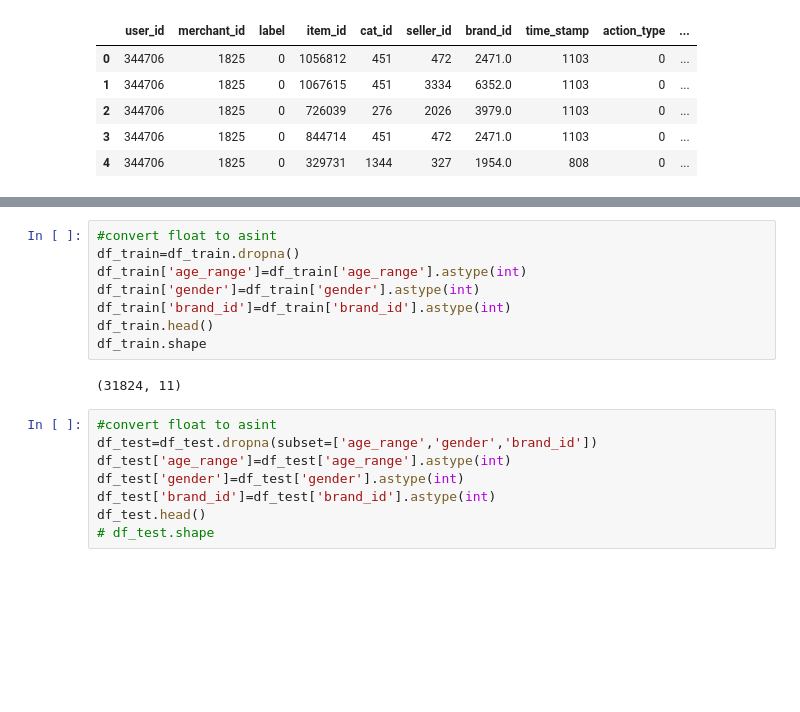
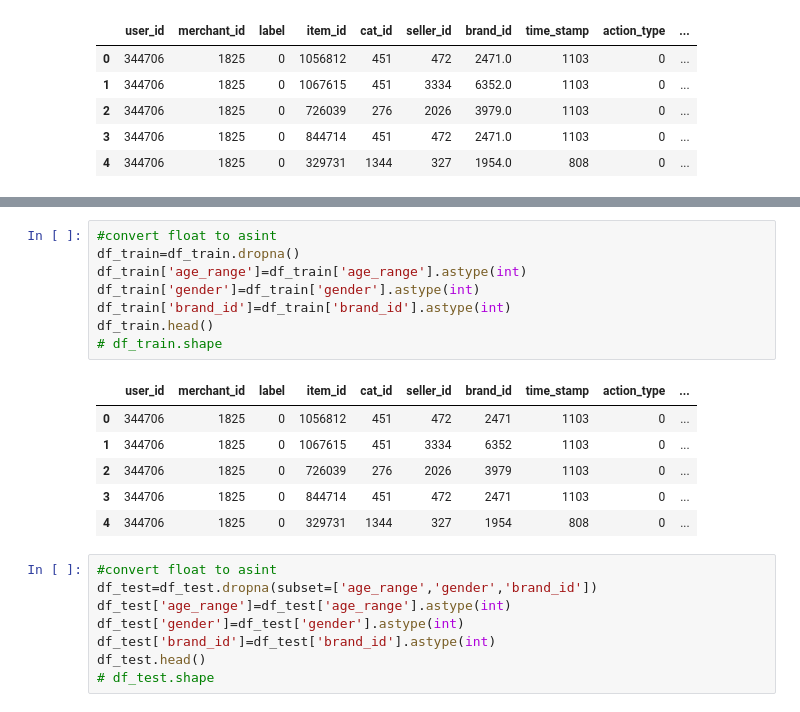
Before and after one commit to pratikjadhav2726/Group7-CECS550, a Jupyter notebook: EDA/Dataset_cleaning.ipynb, the cells around one changed output, grey strips where cells are left out. Saved outputs shown, nothing was run; the diff lists cells and outputs as text; blank space fills up the shorter version.

```diff
--- a/EDA/Dataset_cleaning.ipynb
+++ b/EDA/Dataset_cleaning.ipynb
@@ -138,13 +138,18 @@ df_test.head()
 # %%
 #convert float to asint
 df_train=df_train.dropna()
 df_train['age_range']=df_train['age_range'].astype(int)
 df_train['gender']=df_train['gender'].astype(int)
 df_train['brand_id']=df_train['brand_id'].astype(int)
 df_train.head()
-df_train.shape
+# df_train.shape
 # %% [output]
-(31824, 11)
+|  | user_id | merchant_id | label | item_id | cat_id | seller_id | brand_id | time_stamp | action_type | ... |
+| 0 | 344706 | 1825 | 0 | 1056812 | 451 | 472 | 2471 | 1103 | 0 | ... |
+| 1 | 344706 | 1825 | 0 | 1067615 | 451 | 3334 | 6352 | 1103 | 0 | ... |
+| 2 | 344706 | 1825 | 0 | 726039 | 276 | 2026 | 3979 | 1103 | 0 | ... |
+| 3 | 344706 | 1825 | 0 | 844714 | 451 | 472 | 2471 | 1103 | 0 | ... |
+| 4 | 344706 | 1825 | 0 | 329731 | 1344 | 327 | 1954 | 808 | 0 | ... |
 # %%
 #convert float to asint
 df_test=df_test.dropna(subset=['age_range','gender','brand_id'])
```
Also changed, not shown: parts of 2 cells of this notebook, 1 other file.
